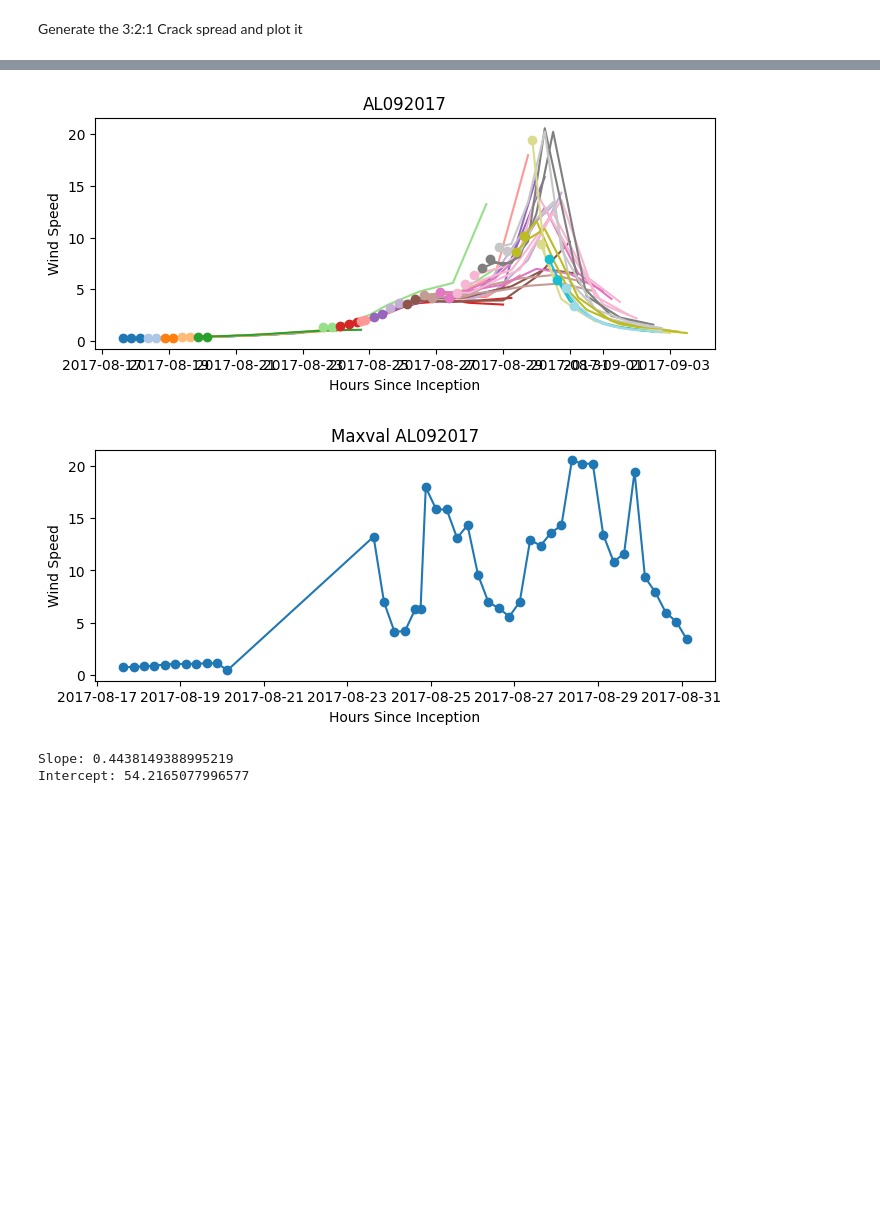
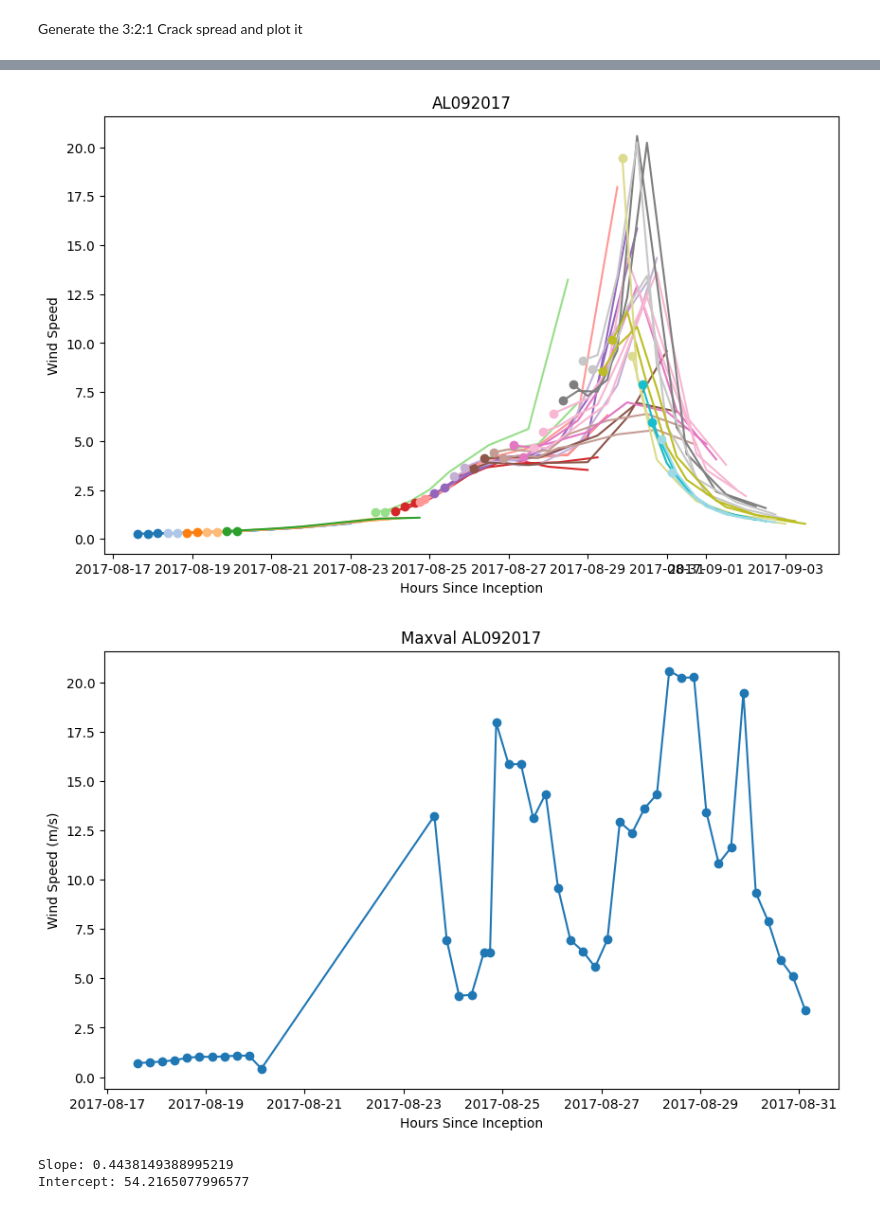
Before and after one commit to dtieshue/orfe-senior-thesis, a Jupyter notebook: regression.ipynb, the cells around one changed output, grey strips where cells are left out. Cells and saved outputs as stored; diff of their text form; code cells hidden in the pictures; blank space fills up the shorter version.

```diff
--- a/regression.ipynb
+++ b/regression.ipynb
@@ -124,7 +124,7 @@ for storm in storm_codes:
     inception_time = datetime(inception_year, inception_month, inception_day, inception_hour)
 
     # set up the figure for each storm
-    fig, ax = plt.subplots(figsize=(8, 3))
+    fig, ax = plt.subplots(figsize=(10, 6))
     plt.title(f"{storm}")
     plt.xlabel("Hours Since Inception")
     plt.ylabel("Wind Speed")
@@ -200,38 +200,37 @@ for storm in storm_codes:
                     lon_arr.append(-float(lon[0:-1]))
                 city = galveston
                 dist = distance(city, np.array([lat_arr[-1], lon_arr[-1]]))
-                # print("the distance is", dist) # for debugging
                 windspeed_ms = int(ws_temp) * 0.5144 # change from knots to m/s
                 hscore_arr.append(wind_speed(dist, windspeed_ms, calc_rmax(windspeed_ms, 60, lat_arr[-1]))) # calculate
 
                 if (hscore_arr[-1] > peak_fspeed):
                     peak_fspeed = hscore_arr[-1]
 
                 prev_day = current_day
 
         max_harr.append(peak_fspeed)
         t_release.append(times[0])
 
         colormap = cm.tab20
         color = colormap(i / len(x[storm]))
 
         # plotting the forecasts
         ax.plot(times[0], hscore_arr[0], marker = "o", color = color)
         ax.plot(times, hscore_arr, color=color, label = key)
         # ax.legend()
 
     plt.show()
 
     # max hscore plot per discussion
-    fig2, ax2 = plt.subplots(figsize=(8, 3))
+    fig2, ax2 = plt.subplots(figsize=(10, 6))
     plt.title(f"Maxval {storm}")
     plt.xlabel("Hours Since Inception")
-    plt.ylabel("Wind Speed")
+    plt.ylabel("Wind Speed (m/s)")
     ax2.plot(t_release, max_harr, marker = "o")
     plt.show()
 # %% [output]
-[figure, old version]
+[figure, new version]
-[figure, old version]
+[figure, new version]
 # %%
 import pandas as pd
 from scipy.spatial import KDTree
```
Also changed, not shown: parts of 9 cells of this notebook, 6 other files.
